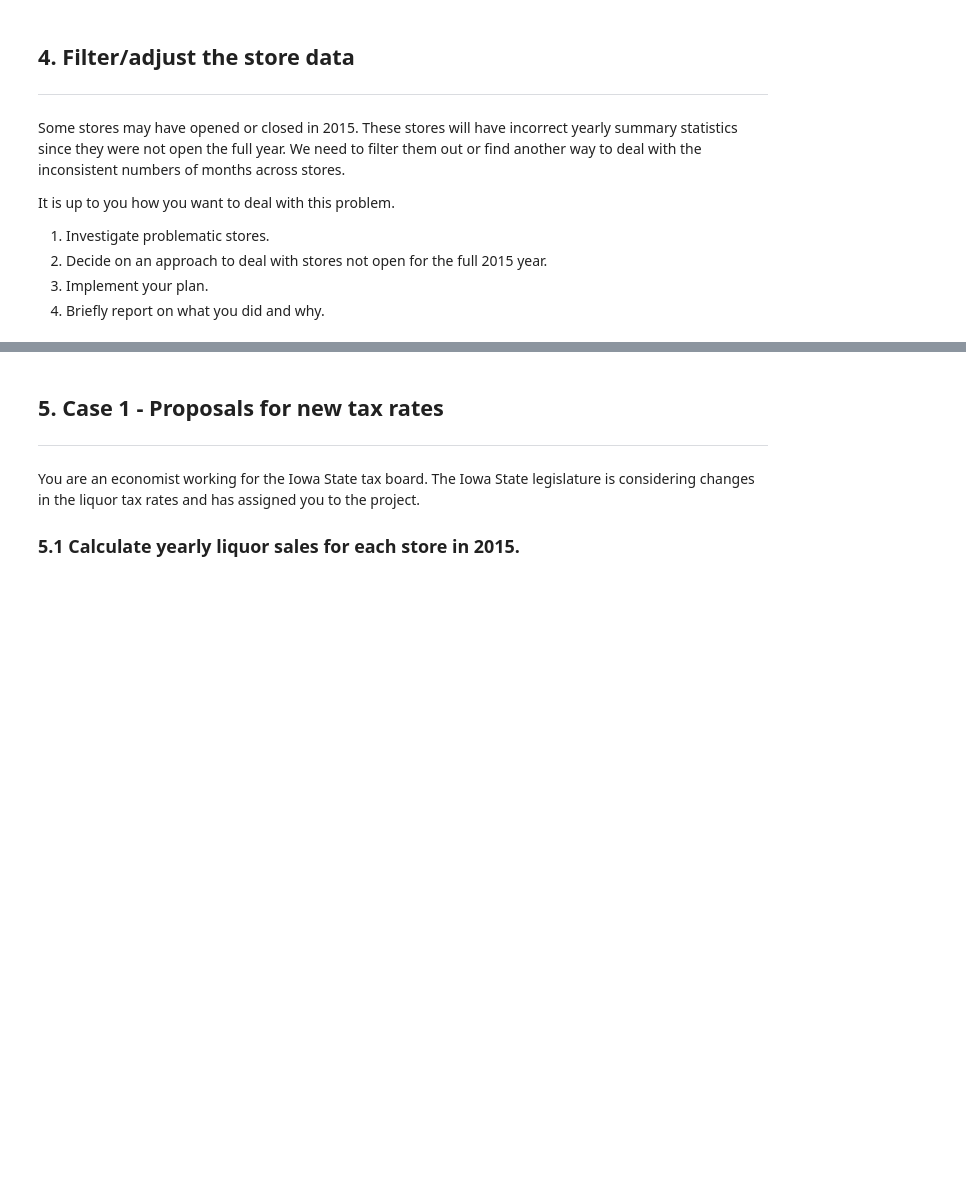
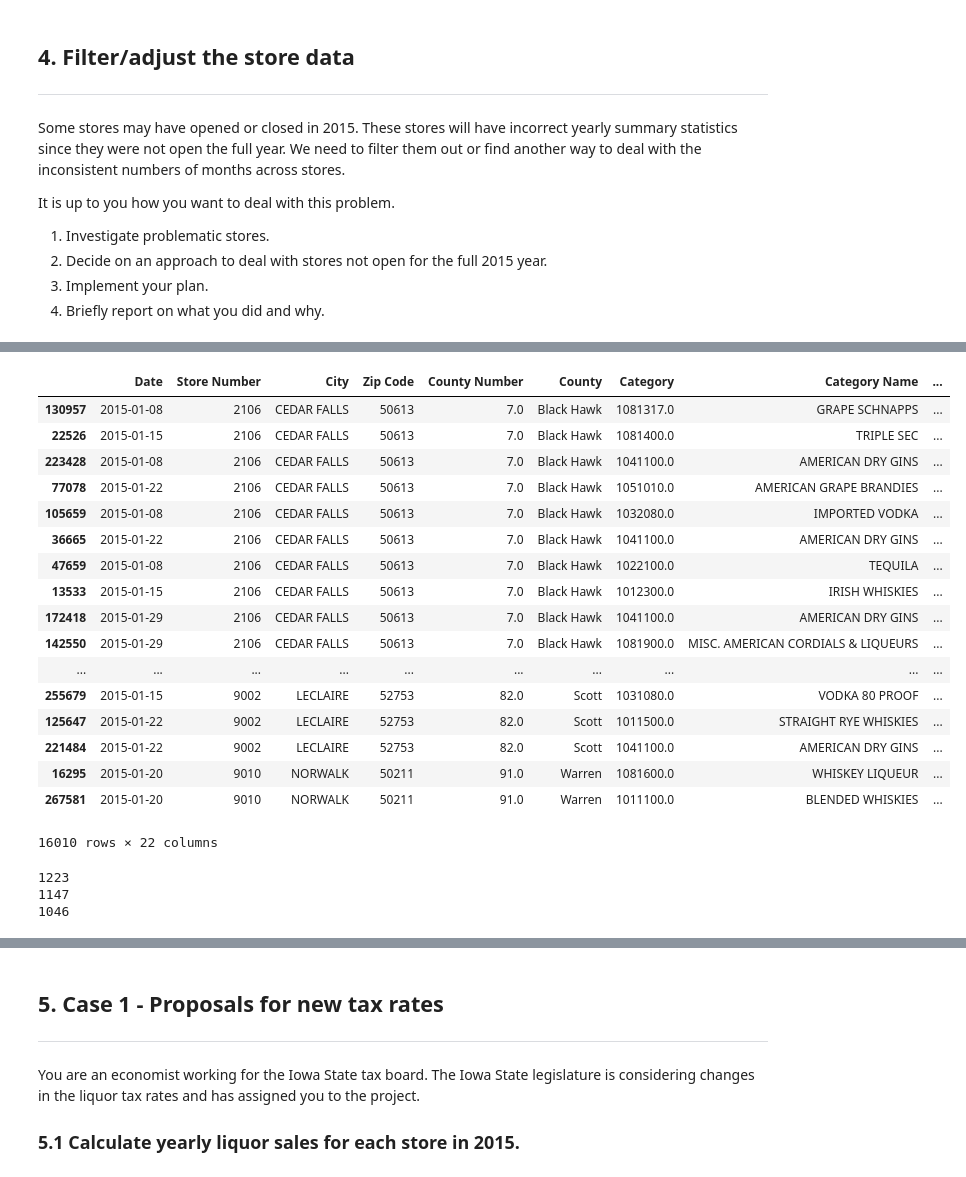
Before and after one commit to chablis8/Python-Pandas, a Jupyter notebook: exams/final/final_project/MT_take_home.ipynb, the cells around one changed output, grey strips where cells are left out. Drawn from its saved outputs; the diff is of its cells as text; code cells hidden in the pictures; blank space fills up the shorter version.

```diff
--- a/exams/final/final_project/MT_take_home.ipynb
+++ b/exams/final/final_project/MT_take_home.ipynb
@@ -193,0 +392,43 @@ It is up to you how you want to deal with this problem.
+# %%
+ç
+y.sort_values('Store Number')
+# %% [output]
+|  | Date | Store Number | City | Zip Code | County Number | County | Category | Category Name | ... |
+| 130957 | 2015-01-08 | 2106 | CEDAR FALLS | 50613 | 7.0 | Black Hawk | 1081317.0 | GRAPE SCHNAPPS | ... |
+| 22526 | 2015-01-15 | 2106 | CEDAR FALLS | 50613 | 7.0 | Black Hawk | 1081400.0 | TRIPLE SEC | ... |
+| 223428 | 2015-01-08 | 2106 | CEDAR FALLS | 50613 | 7.0 | Black Hawk | 1041100.0 | AMERICAN DRY GINS | ... |
+| 77078 | 2015-01-22 | 2106 | CEDAR FALLS | 50613 | 7.0 | Black Hawk | 1051010.0 | AMERICAN GRAPE BRANDIES | ... |
+| 105659 | 2015-01-08 | 2106 | CEDAR FALLS | 50613 | 7.0 | Black Hawk | 1032080.0 | IMPORTED VODKA | ... |
+| 36665 | 2015-01-22 | 2106 | CEDAR FALLS | 50613 | 7.0 | Black Hawk | 1041100.0 | AMERICAN DRY GINS | ... |
+| 47659 | 2015-01-08 | 2106 | CEDAR FALLS | 50613 | 7.0 | Black Hawk | 1022100.0 | TEQUILA | ... |
+| 13533 | 2015-01-15 | 2106 | CEDAR FALLS | 50613 | 7.0 | Black Hawk | 1012300.0 | IRISH WHISKIES | ... |
+| 172418 | 2015-01-29 | 2106 | CEDAR FALLS | 50613 | 7.0 | Black Hawk | 1041100.0 | AMERICAN DRY GINS | ... |
+| 142550 | 2015-01-29 | 2106 | CEDAR FALLS | 50613 | 7.0 | Black Hawk | 1081900.0 | MISC. AMERICAN CORDIALS & LIQUEURS | ... |
+| ... | ... | ... | ... | ... | ... | ... | ... | ... | ... |
+| 255679 | 2015-01-15 | 9002 | LECLAIRE | 52753 | 82.0 | Scott | 1031080.0 | VODKA 80 PROOF | ... |
+| 125647 | 2015-01-22 | 9002 | LECLAIRE | 52753 | 82.0 | Scott | 1011500.0 | STRAIGHT RYE WHISKIES | ... |
+| 221484 | 2015-01-22 | 9002 | LECLAIRE | 52753 | 82.0 | Scott | 1041100.0 | AMERICAN DRY GINS | ... |
+| 16295 | 2015-01-20 | 9010 | NORWALK | 50211 | 91.0 | Warren | 1081600.0 | WHISKEY LIQUEUR | ... |
+| 267581 | 2015-01-20 | 9010 | NORWALK | 50211 | 91.0 | Warren | 1011100.0 | BLENDED WHISKIES | ... |
+16010 rows × 22 columns
+# %%
+sn1 = []
+for i in z['Store Number']:
+    if i not in sn1:
+        sn1.append(i)
+sn2 = []
+for j in y['Store Number']:
+    if j not in sn2:
+        sn2.append(j)
+
+print(len(sn1))
+print(len(sn2))
+list_store_number = []
+for i in sn1:
+    if i in sn2:
+        list_store_number.append(i)
+print(len(list_store_number))
+# %% [output]
+1223
+1147
+1046
```
Also changed, not shown: parts of 60 cells of this notebook, 2 other files.
